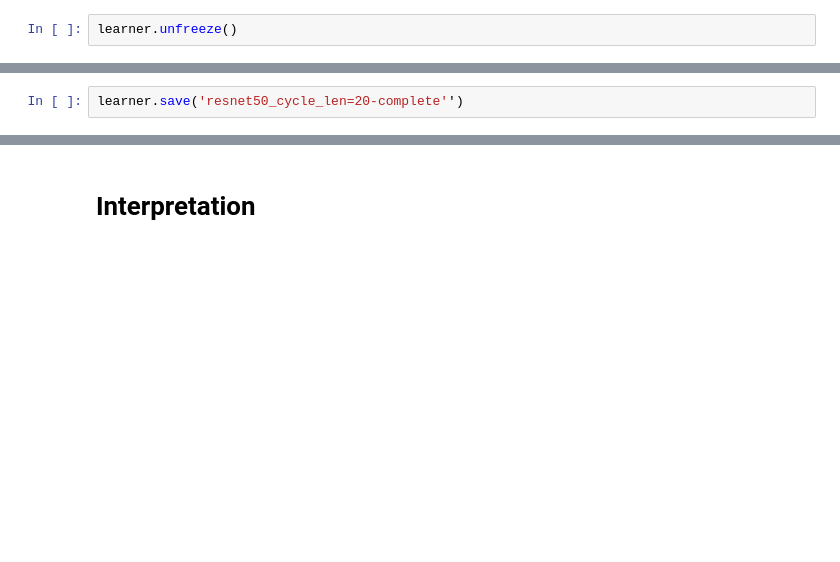
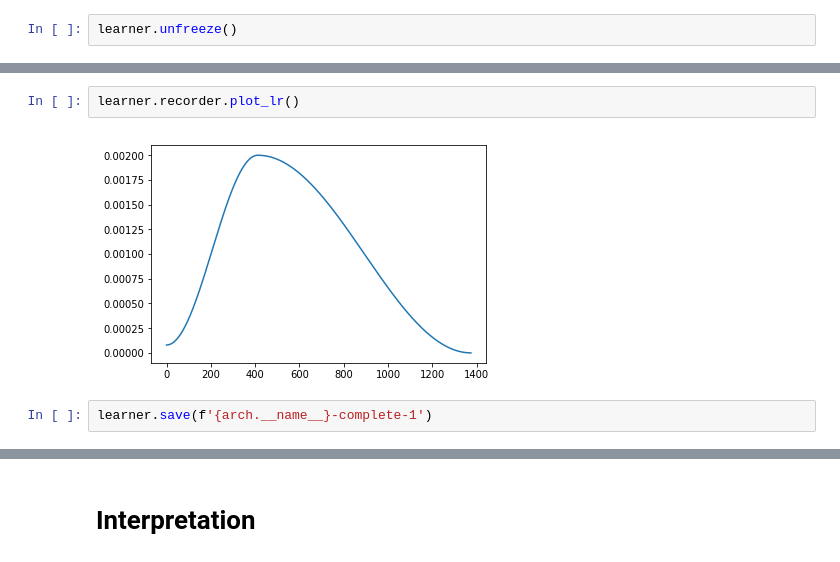
Before and after one commit to ChristophNeuner/Histopathologic-Cancer-Detection, a Jupyter notebook: hcd.ipynb, the cells around one changed output, grey strips where cells are left out. Drawn from its saved outputs; the diff is of its cells as text; blank space fills up the shorter version.

```diff
--- a/hcd.ipynb
+++ b/hcd.ipynb
@@ -94,2 +122,6 @@ Total time: 02:36
+# %%
+learner.recorder.plot_lr()
+# %% [output]
+[figure, added]
 # %%
-learner.save('resnet50_cycle_len=20-complete'')
+learner.save(f'{arch.__name__}-complete-1')
```
Also changed, not shown: parts of 26 cells of this notebook.
